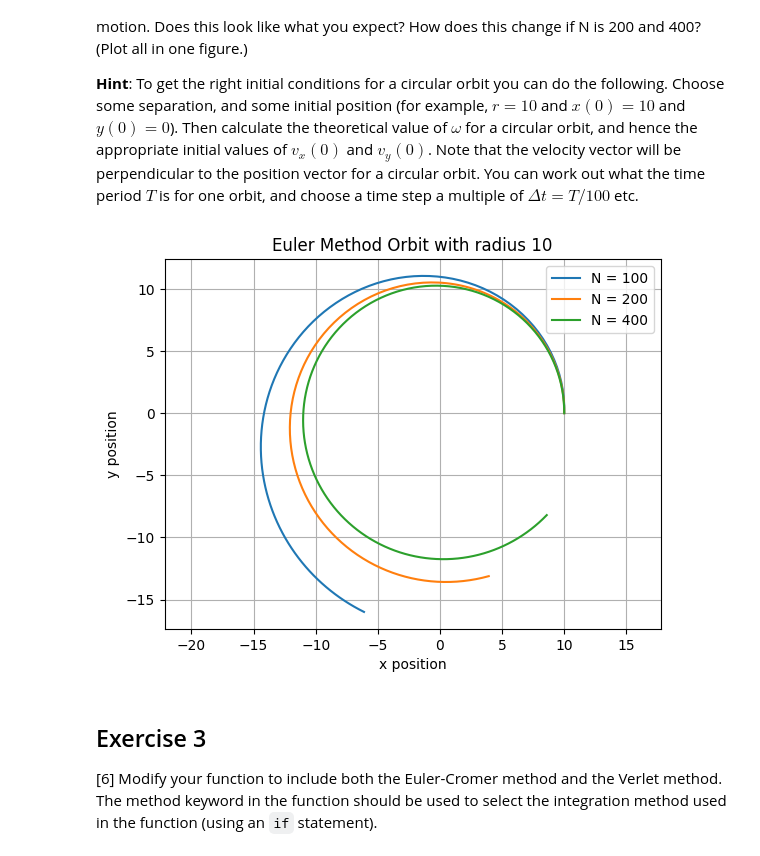
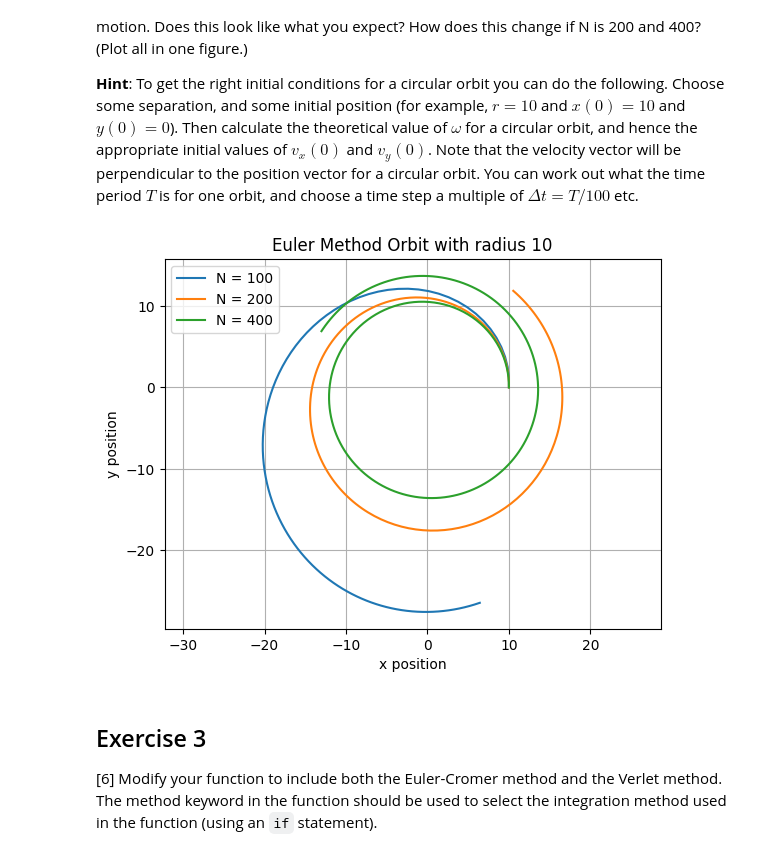
Before and after one commit to PX2145-2025/week-9-b-Billingham-Leila, a Jupyter notebook: ODEs_2.ipynb, the cells around one changed output. Cells and saved outputs as stored; diff of their text form; code cells hidden in the pictures.

```diff
--- a/ODEs_2.ipynb
+++ b/ODEs_2.ipynb
@@ -256,7 +256,7 @@ def orbit_solve (r0, v0, tmax, N, method = 'euler'):
   G = 1
   M = 1
   # set-up the time-step using tmax and N:
-  dt = tmax / (N)
+  dt = tmax /(N)
   # set up an array for the output times (using tmax, time-step and N):
   t = np.linspace(0, tmax, N)
   # set up arrays for the positions and velocities (see below)
@@ -267,11 +267,12 @@ def orbit_solve (r0, v0, tmax, N, method = 'euler'):
   v[0] = (v0)
   # then do the integration for all the integration points
   for i in range (0, N-1):
+    radius = np.linalg.norm(r[i])
     acceleration = -G * M * r[i] / np.linalg.norm(r[i])**3
     r[i+1] = r[i] + v[i] * dt
-    v[i+1] = v[i] + acceleration * dt
+    v[i+1] = v[i] + (acceleration * dt)
     # output the solution (arrays for positions and velocities) versus time
-  return t, r, v
+  return v, r, t
 # %% [markdown]
 ## Exercise 2
 [4] Use your function to solve the 2D equations of motion for a circular orbit. For simplicity, you can set $G = 1$ and $M = 1$. Calculate the time period for one orbit and integrate the equations for a few (say two) periods, and 100 points, and plot the (x,y) motion. Does this look like what you expect? How does this change if N is 200 and 400? (Plot all in one figure.)
@@ -280,34 +281,33 @@ def orbit_solve (r0, v0, tmax, N, method = 'euler'):
 # %%
 G = 1
 M = 1
-N = 100
+# = 1000
 radius = 10
 # using the function
 # set up initial r
-r0 = np.array([10, 0])
+r0 = [10, 0]
 # v = wr
 #v_mag = np.sqrt(G * M / radius)
 #v0 = np.array([0.0, v_mag])
-v0 = [0, r0[0]*np.sqrt(1/r0[0]**3)]
-# T = 2pi/w
-T = 2 * np.pi / np.sqrt(1/radius**3)
-tmax = T
+v0 = [0, r0[0]*np.sqrt((1)/r0[0]**3)]
+T = (2 * np.pi) / np.sqrt((1)/r0[0]**3)
+tmax = 2 *T
 # create loop where function is called for 3 values of N and plotted
 N_values = 100, 200, 400
 for N in N_values:
   t,r,v = orbit_solve(r0, v0, tmax, N, method = 'euler')
   plt.plot(r[:,0], r[:,1], label=f'N = {N}')
 
 # finish plot
 plt.xlabel('x position')
 plt.ylabel('y position')
 plt.legend()
 plt.axis('equal')
 plt.grid(True)
 plt.title(f'Euler Method Orbit with radius {radius}')
 plt.show()
 # %% [output]
-[figure, old version]
+[figure, new version]
 # %% [markdown]
 ## Exercise 3
 
```
Also changed, not shown: parts of 4 cells of this notebook.
